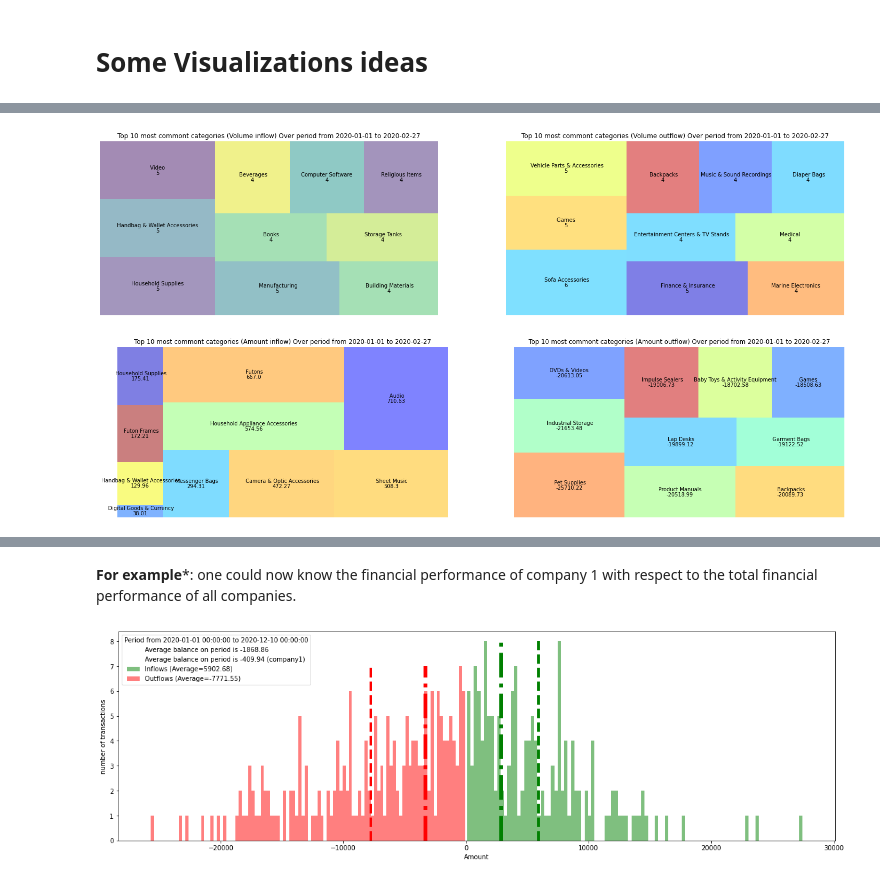
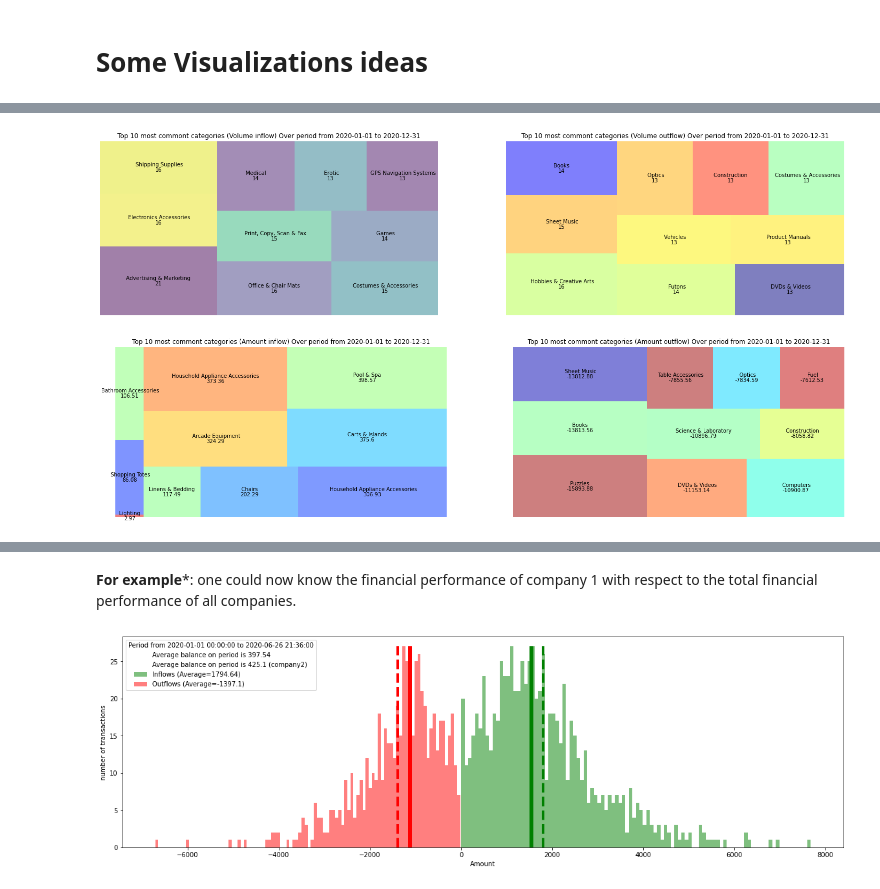
Before and after one commit to sierraporta/Plaid_Simulated_Data, a Jupyter notebook: simulating_data.ipynb, the cells around one changed output, grey strips where cells are left out. Cells and saved outputs as stored; diff of their text form; code cells hidden in the pictures.

```diff
--- a/simulating_data.ipynb
+++ b/simulating_data.ipynb
@@ -103,8 +103,8 @@ data_sim=pd.DataFrame()
 N = 5000
 #mu1,mu2=5000.0,-4000.0
 #sigma1,sigma2=2000.0,1500.0
-mu1,mu2,mu3=np.random.randint(1000,5000),np.random.randint(-3000,-1000),np.random.randint(5000,15000)
-sigma1,sigma2,sigma3=np.random.randint(1000,5000)*0.3,np.random.randint(-3000,-1000)*0.3,np.random.randint(5000,15000)*0.3
+mu1,mu2,mu3=np.random.randint(1000,5000),np.random.randint(-2000,-500),np.random.randint(5000,15000)
+sigma1,sigma2,sigma3=np.random.randint(1000,5000)*0.3,np.random.randint(-2000,-500)*0.3,np.random.randint(5000,15000)*0.3
 
 amount_p = np.random.randn(N//2) * sigma1 + mu1
 amount_m = np.random.randn(N//2) * sigma2 + mu2
@@ -149,12 +149,17 @@ data_sim
 Additionaly, we will try generate an another data related with clients and companies into the application:
 # %%
 name=["company1","company2","company3","company4","company5","company6"]
-city=np.random.choice(cities_kansas2["City"], size=len(name))
+city=['Shawnee Mission', 'Bazine', 'Ellis', 'Rock', 'Leonardville', 'Minneapolis']#np.random.choice(cities_kansas2["City"], size=len(name))
+lat_city=[39.0228,38.4445,40.6995,39.3722,39.3644,44.9778]
+lon_city=[-94.7152,-99.6921,-74.0396,-104.8561,-96.8589,-93.2650]
 state="KS"
 data_sim["Name"]=np.random.choice(name, size=N)
 dict_names = {name[i]: city[i] for i in range(len(name))}
-
+dict_lat = {city[i]: lat_city[i] for i in range(len(name))}
+dict_lon = {city[i]: lon_city[i] for i in range(len(name))}
 data_sim["Contrator_city"] = data_sim["Name"].replace(dict_names)
+data_sim["Contrator_lat"] = data_sim["Name"].replace(dict_lat)
+data_sim["Contrator_lon"] = data_sim["Name"].replace(dict_lon)
 data_sim["Zipcode"] = data_sim["Contrator_city"].replace(dict_cities)
 company_Type=["sub_contractor","general_contractor","sub_contractor","sub_contractor","general_contractor","general_contractor"]
 state_annual_revenue=[12578.75,45897.89,23987.76,33767.86,19765.23,29674.99]
@@ -256,8 +267,8 @@ def plot4(startdate="2020-01-01",enddate="2020-12-31"):
     data=data_sim[(data_sim.index>=startdate)&(data_sim.index<=enddate)]
 #    data_p=data[data["amount"]>0]
 #    data_n=data[data["amount"]<0]
-    a = data_sim.groupby('category')[['amount']].sum().index.get_level_values(0)#.tolist()
-    d = data_sim.groupby('category')[['amount']].sum().reset_index().amount.values#.tolist()
+    a = data.groupby('category')[['amount']].sum().index.get_level_values(0)#.tolist()
+    d = data.groupby('category')[['amount']].sum().reset_index().amount.values#.tolist()
     cats=pd.DataFrame(np.array([a,d]).T)
     cats[1]=cats[1].apply(lambda x: round(x, 2))
     cats_p=cats[cats[1]>0]
@@ -289,11 +300,11 @@ plot2(resam="5D",startdate="2020-01-01",enddate="2020-02-27",kind="B")
 # %%
-plot3(startdate="2020-01-01",enddate="2020-02-27")
+plot3(startdate="2020-01-01",enddate="2020-12-31")
 # %% [output]
-[figure, old version]
+[figure, new version]
 # %%
-plot4(startdate="2020-01-01",enddate="2020-02-27")
+plot4(startdate="2020-01-01",enddate="2020-12-31")
 # %% [output]
-[figure, old version]
+[figure, new version]
 # %%
 import geopandas as gpd
 import folium
@@ -366,6 +384,6 @@ def plot11(resam="D",startdate="2020-01-01",enddate="2020-12-31",company="compan
     plt.legend(title="Period from {} to {}".format(data.index.min(),data.index.max()),ncol=1,loc=2)
     return plt.show()
 # %%
-plot11(resam="D",startdate="2020-01-01",enddate="2020-12-31",company="company1")
+plot11(resam="0.1D",startdate="2020-01-01",enddate="2020-06-27",company="company2")
 # %% [output]
-[figure, old version]
+[figure, new version]
```
Also changed, not shown: parts of 11 cells of this notebook.
